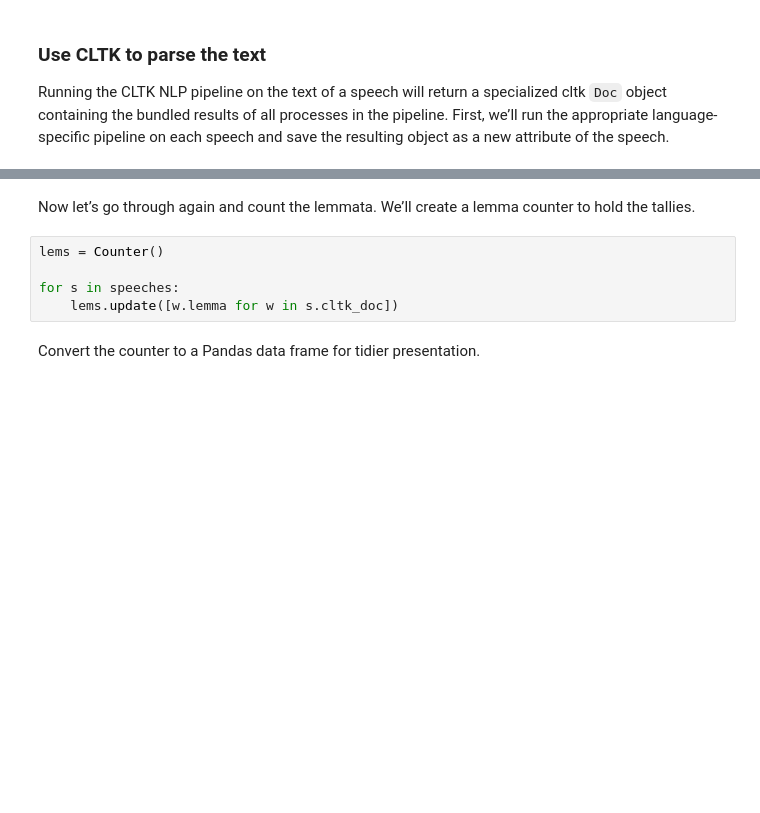
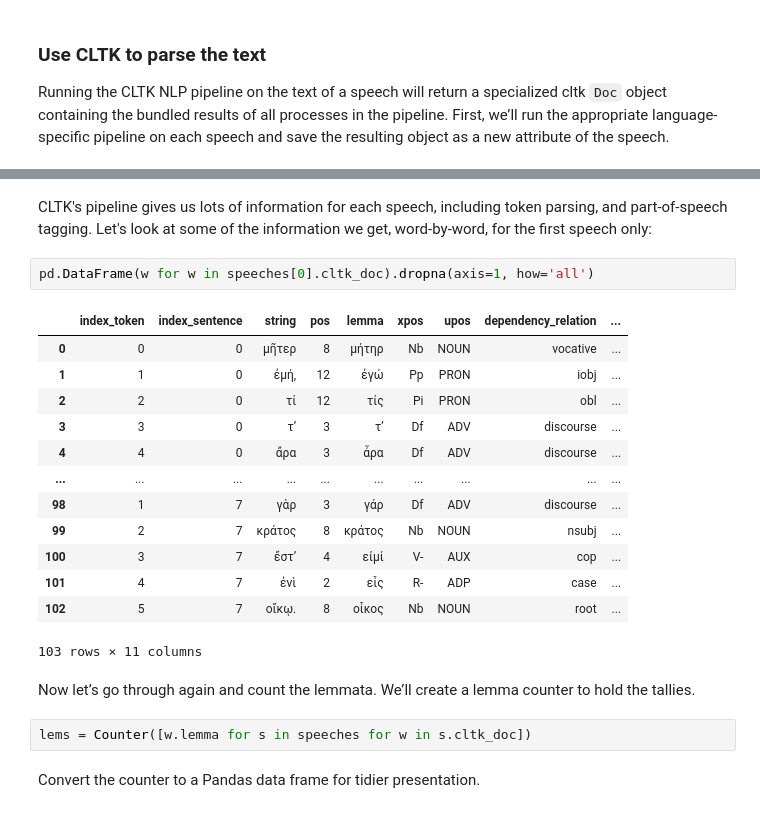
Before and after one commit to cwf2/dices-examples, a Jupyter notebook: Ex_02 - DSH.ipynb, the cells around one changed output, grey strips where cells are left out. Cells and saved outputs as stored; diff of their text form; blank space fills up the shorter version.

```diff
--- a/Ex_02 - DSH.ipynb
+++ b/Ex_02 - DSH.ipynb
@@ -130,13 +142,28 @@ for s in speeches:
     pbar.update()
 # %% [output]
 [interactive output not drawn]
+# %% [markdown]
+CLTK's pipeline gives us lots of information for each speech, including token parsing, and part-of-speech tagging. Let's look at some of the information we get, word-by-word, for the first speech only:
+# %%
+pd.DataFrame(w for w in speeches[0].cltk_doc).dropna(axis=1, how='all')
+# %% [output]
+|  | index_token | index_sentence | string | pos | lemma | xpos | upos | dependency_relation | ... |
+| 0 | 0 | 0 | μῆτερ | 8 | μήτηρ | Nb | NOUN | vocative | ... |
+| 1 | 1 | 0 | ἐμή, | 12 | ἐγώ | Pp | PRON | iobj | ... |
+| 2 | 2 | 0 | τί | 12 | τίς | Pi | PRON | obl | ... |
+| 3 | 3 | 0 | τʼ | 3 | τʼ | Df | ADV | discourse | ... |
+| 4 | 4 | 0 | ἄρα | 3 | ἆρα | Df | ADV | discourse | ... |
+| ... | ... | ... | ... | ... | ... | ... | ... | ... | ... |
+| 98 | 1 | 7 | γὰρ | 3 | γάρ | Df | ADV | discourse | ... |
+| 99 | 2 | 7 | κράτος | 8 | κράτος | Nb | NOUN | nsubj | ... |
+| 100 | 3 | 7 | ἔστʼ | 4 | εἰμί | V- | AUX | cop | ... |
+| 101 | 4 | 7 | ἐνὶ | 2 | εἷς | R- | ADP | case | ... |
+| 102 | 5 | 7 | οἴκῳ. | 8 | οἶκος | Nb | NOUN | root | ... |
+103 rows × 11 columns
 # %% [markdown]
 Now let’s go through again and count the lemmata. We’ll create a lemma counter to hold the tallies.
 # %%
-lems = Counter()
-
-for s in speeches:
-    lems.update([w.lemma for w in s.cltk_doc])
+lems = Counter([w.lemma for s in speeches for w in s.cltk_doc])
 # %% [markdown]
 Convert the counter to a Pandas data frame for tidier presentation.
 # %%
```
Also changed, not shown: parts of 16 cells of this notebook.
